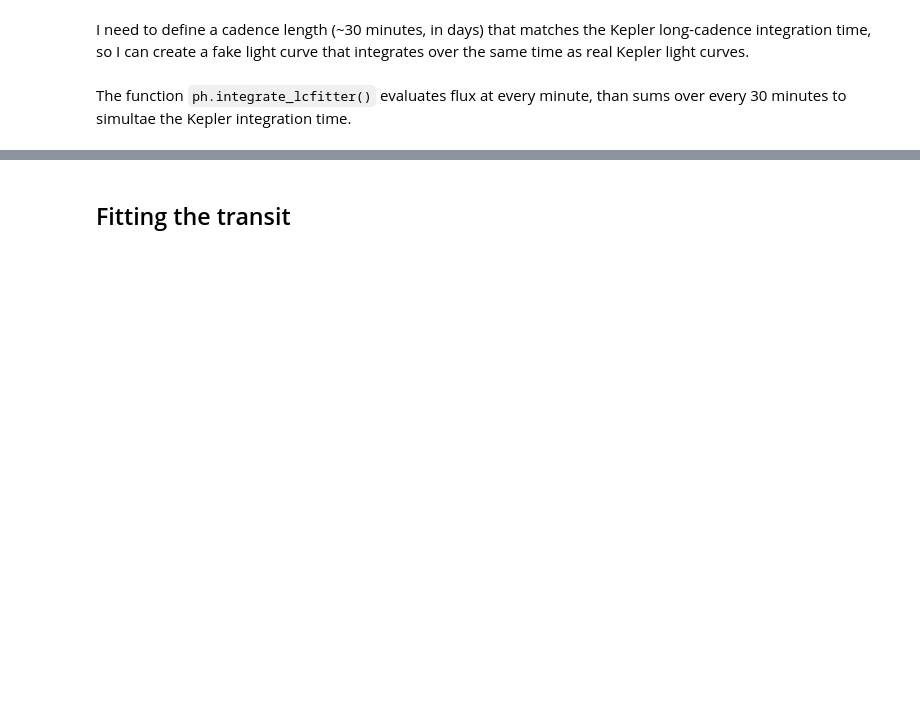
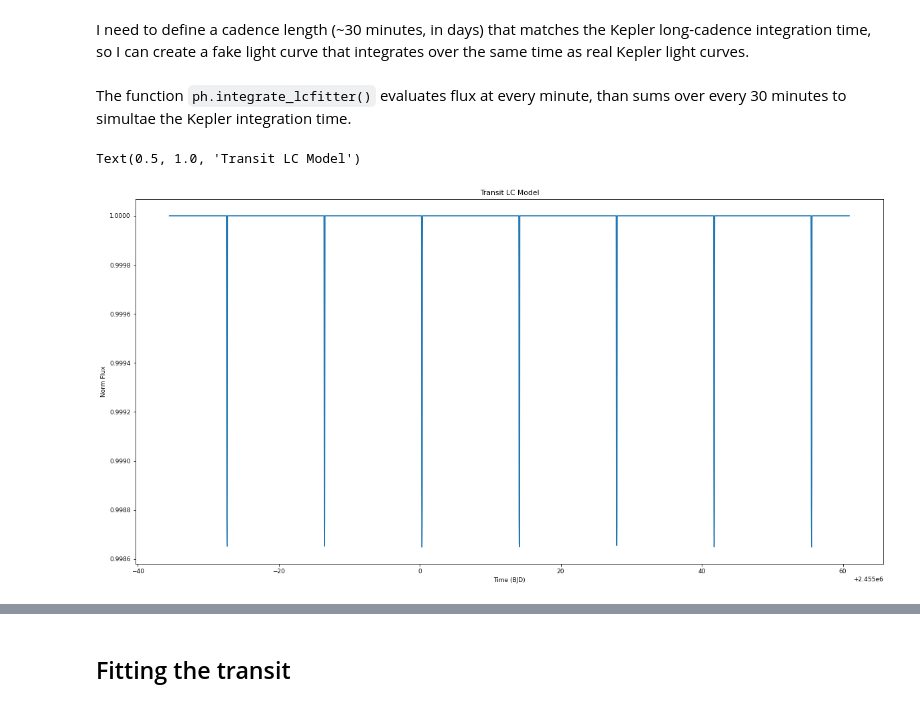
Before and after one commit to ssagear/photoeccentric, a Jupyter notebook: notebooks/photoeccentric_tutorial.ipynb, the cells around one changed output, grey strips where cells are left out. Cells and saved outputs as stored; diff of their text form; code cells hidden in the pictures; blank space fills up the shorter version.

```diff
--- a/notebooks/photoeccentric_tutorial.ipynb
+++ b/notebooks/photoeccentric_tutorial.ipynb
@@ -155,7 +194,42 @@ I need to define a cadence length (~30  minutes, in days) that matches the Keple
 # %%
 # 30 minute cadence
 cadence = 0.02142857142857143
+#cadence = 0.00069444
 
-time = np.arange(-300, 300, cadence)
+time = np.arange(np.min(koi.starttimes), np.max(koi.starttimes), cadence)
 # %% [markdown]
 The function `ph.integrate_lcfitter()` evaluates flux at every minute, than sums over every 30 minutes to simultae the Kepler integration time.
+# %%
+# Define e and w, calculate flux from transit model
+e = 0.0
+w = 90.0
+
+import batman
+
+params = batman.TransitParams()       #object to store transit parameters
+params.t0 = koi.epoch                        #time of inferior conjunction
+params.per = koi.period                       #orbital period
+params.rp = koi.rprs                       #planet radius (in units of stellar radii)
+params.a = koi.a_rs                        #semi-major axis (in units of stellar radii)
+params.inc = 90.                      #orbital inclination (in degrees)
+params.ecc = e                       #eccentricity
+params.w = w                        #longitude of periastron (in degrees)
+params.limb_dark = "nonlinear"        #limb darkening model
+params.u = [0.5, 0.1, 0.1, -0.1]      #limb darkening coefficients [u1, u2, u3, u4]
+
+t = time  #times at which to calculate light curve
+m = batman.TransitModel(params, t, supersample_factor = 29, exp_time = 0.0201389)
+#m = batman.TransitModel(params, t)
+# %%
+flux = m.light_curve(params)                    #calculates light curve
+# %%
+time = time[:4500]
+flux = flux[:4500]
+
+plt.plot(time, flux)
+plt.xlabel('Time (BJD)')
+plt.ylabel('Norm Flux')
+plt.title('Transit LC Model')
+# %% [output]
+Text(0.5, 1.0, 'Transit LC Model')
+[figure, added]
```
Also changed, not shown: parts of 55 cells of this notebook, 30 other files.
